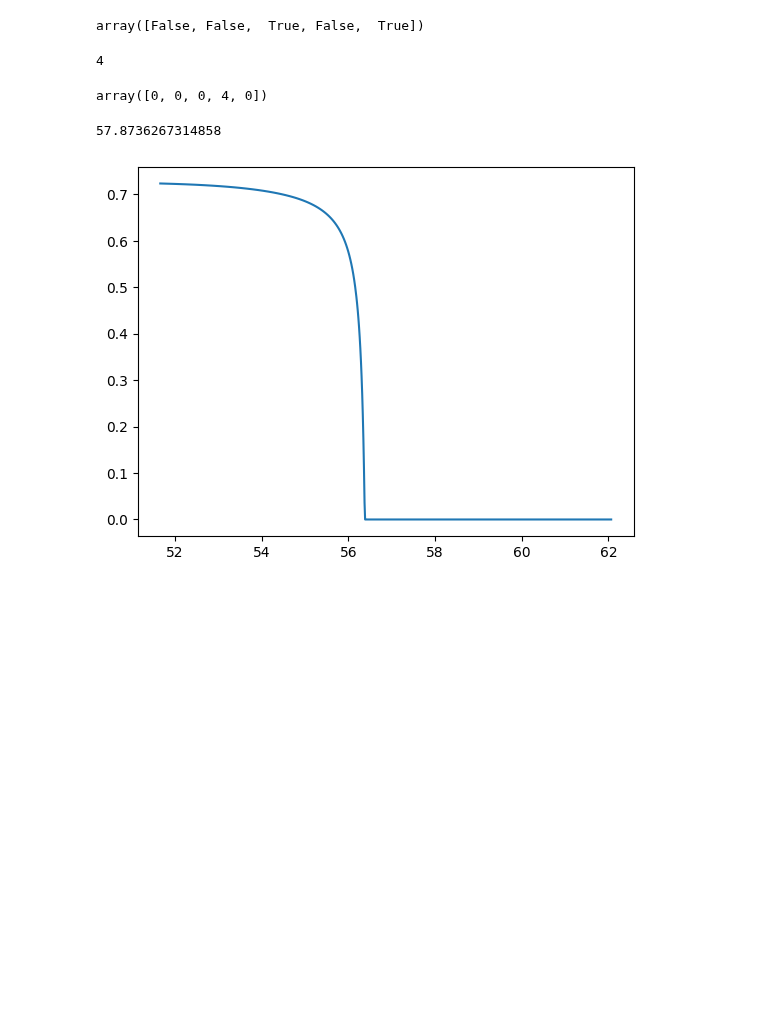
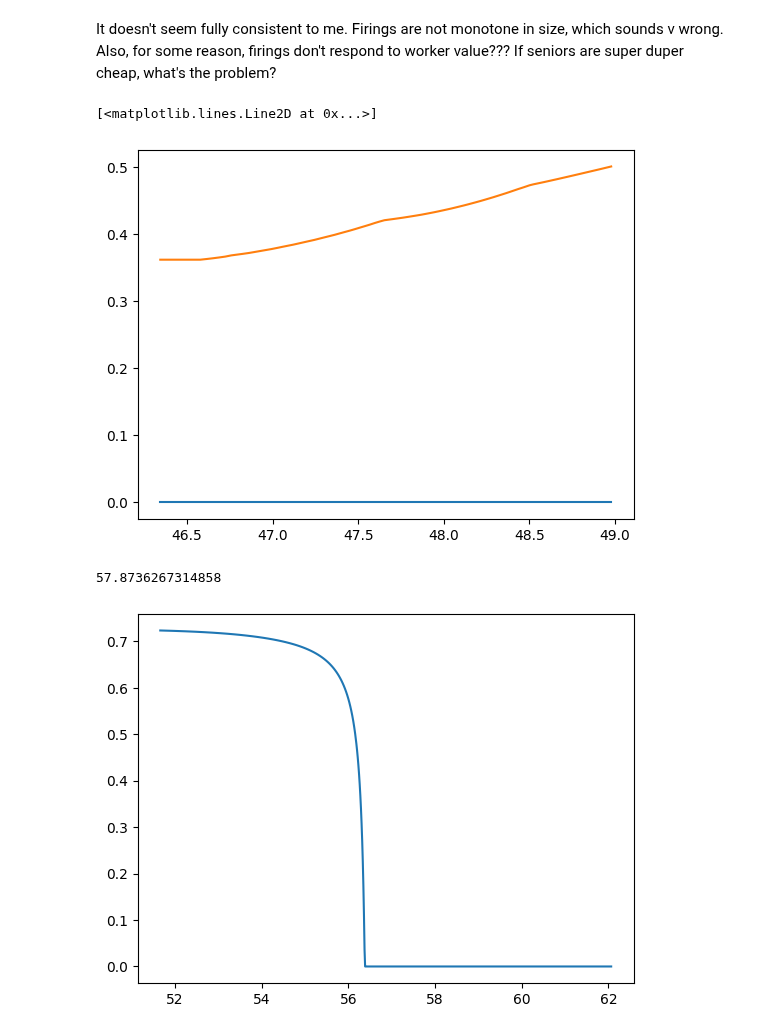
Before and after one commit to zalandru/Dynamic-Contracting-Multi-worker-Firm, a Jupyter notebook: Multiworker_wage_2steps/Trying out Tasmanian.ipynb, the cells around one changed output. Cells and saved outputs as stored; diff of their text form; code cells hidden in the pictures; blank space fills up the shorter version.

```diff
--- a/Multiworker_wage_2steps/Trying out Tasmanian.ipynb
+++ b/Multiworker_wage_2steps/Trying out Tasmanian.ipynb
@@ -239,32 +209,0 @@ Results for p = (3, 100, 5, 4, 6, 0.5, 1.0, 10.0, 0.85, 1.0, 1.0) have been appe
-# %%
-import numpy as np
-def bool_index_combine(I,B):
-    """ returns an index where elements of I have been updated using B
-    I,B are boolean, and len(B)==I.sum() """
-    I2 = np.copy(I)
-    I2[I]=B
-    return I2
-
-F= np.array([1,1,1,0,1], dtype=bool)
-
-close_pr = 0.5 #Percent of closing firms. For now, without aggregate movements, keep it constant
-close = np.random.binomial(1, close_pr, F.sum())==1
-bool_index_combine(F,close)
-# %% [output]
-array([False, False,  True, False,  True])
-# %%
-F= np.array([1,2,3,4,5])
-close = np.random.binomial(1, close_pr, F.shape[0])==1
-F=F*close
-
-for f in F:
-    if f==0:
-        continue
-    print(f)
-# %% [output]
-4
-# %%
-F_set = np.array([1,2,3,4,5])*close
-F_set
-# %% [output]
-array([0, 0, 0, 4, 0])
@@ -304,3 +210,22 @@ integer_firms = np.repeat(F_set, integer_parts)
+# %% [markdown]
+It doesn't seem fully consistent to me.  Firings are not monotone in size, which sounds v wrong.
+Also, for some reason, firings don't respond to worker value??? If seniors are super duper cheap, what's the problem?
+# %%
+prod = p.z_0-2
+j=3
+s=1
+minv= 0
+q = 0
+
+#plt.plot(model.Vf_W[prod,j,s,:,q,1],model.Vf_J[prod,j,s,:,q])
+#plt.plot(model.Vf_W[prod,j,s,:,q,1],model.Jp[prod,j,s,:,q])
+#plt.plot(model.Vf_W[prod,j,s,:,q,1],model.EW_star[prod,j,s,:,q])
+
+plt.plot(model.Vf_W[prod,j,s,:,q,1],model.n0_star[prod,j,s,:,q])
+plt.plot(model.Vf_W[prod,j,s,:,q,1],model.sep_star[prod,j,s,:,q]) #Okay separations are trash. More separations at higher productivity. Found this at j1,s2,q0
+# %% [output]
+[<matplotlib.lines.Line2D at 0x...>]
+[figure, added]
 # %%
 from ContinuousContract import ContinuousContract
 cc=ContinuousContract(p)
```
Also changed, not shown: parts of 24 cells of this notebook, 7 other files.
